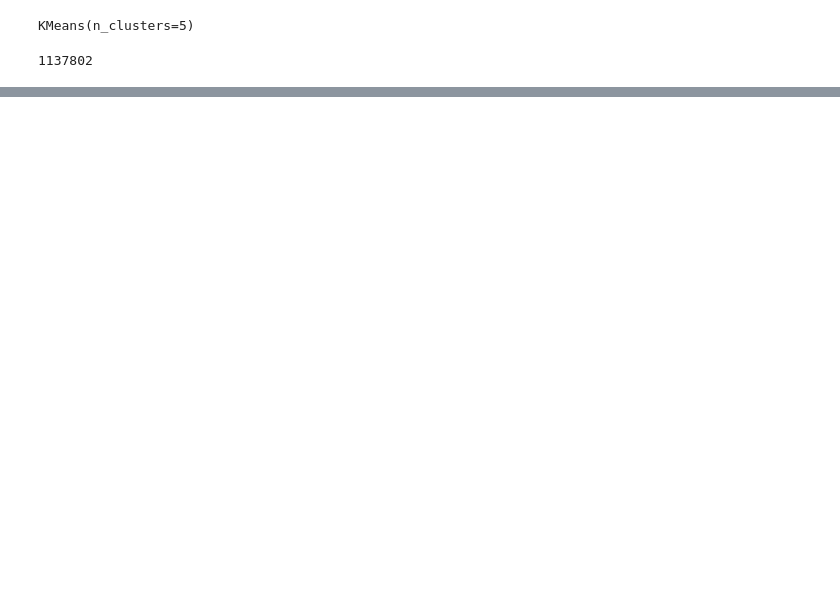
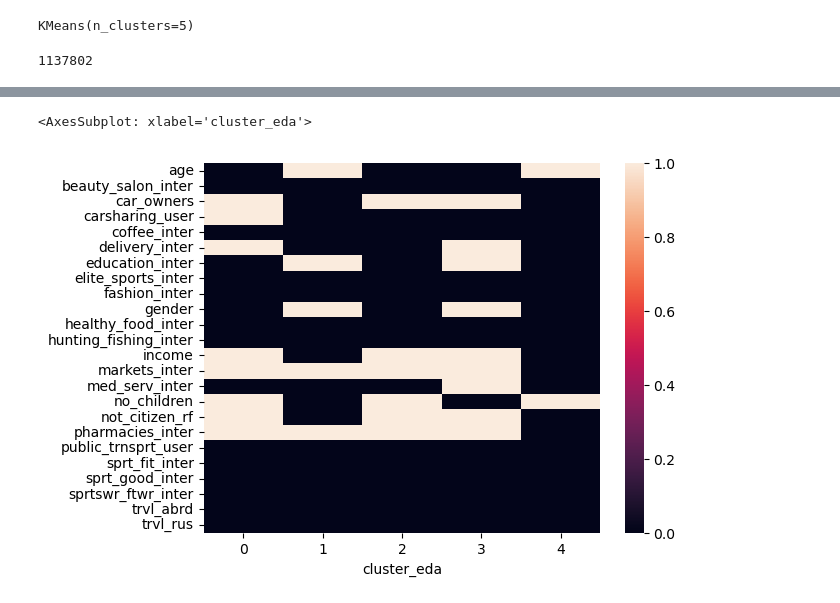
Before and after one commit to FomichAnastasia/master-thesis-, a Jupyter notebook: High level clusterization.ipynb, the cells around one changed output, grey strips where cells are left out. Cells and saved outputs as stored; diff of their text form; code cells hidden in the pictures; blank space fills up the shorter version.

```diff
--- a/High level clusterization.ipynb
+++ b/High level clusterization.ipynb
@@ -235,0 +245,12 @@ ax.grid()
+# %%
+df=pd.pivot_table(tracks_ready,index='cluster_eda',values=features,aggfunc=np.mean).T
+for i in range(0,len(df)):
+    for n in range(0,len(df.columns)):
+        if df.iloc[i:i+1,n:n+1].values>=0.5:
+            df.iloc[i:i+1,n:n+1]=1
+        else:
+            df.iloc[i:i+1,n:n+1]=0
+sns.heatmap(df)
+# %% [output]
+<AxesSubplot: xlabel='cluster_eda'>
+[figure, added]
```
Also changed, not shown: parts of 8 cells of this notebook, 2 other files.
